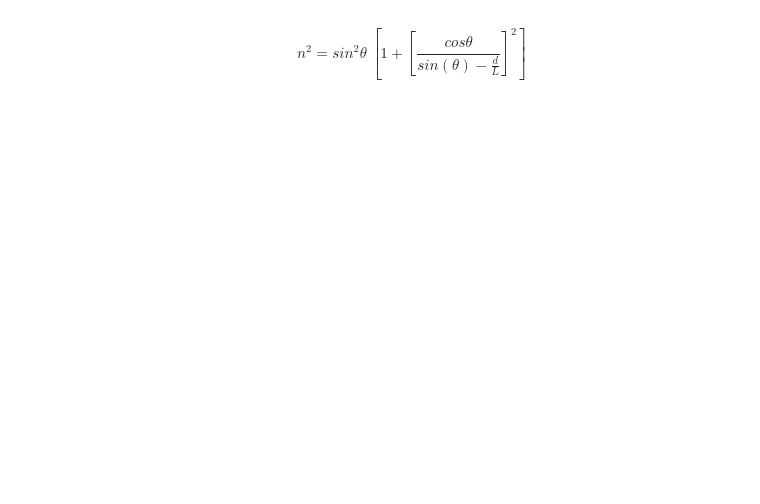
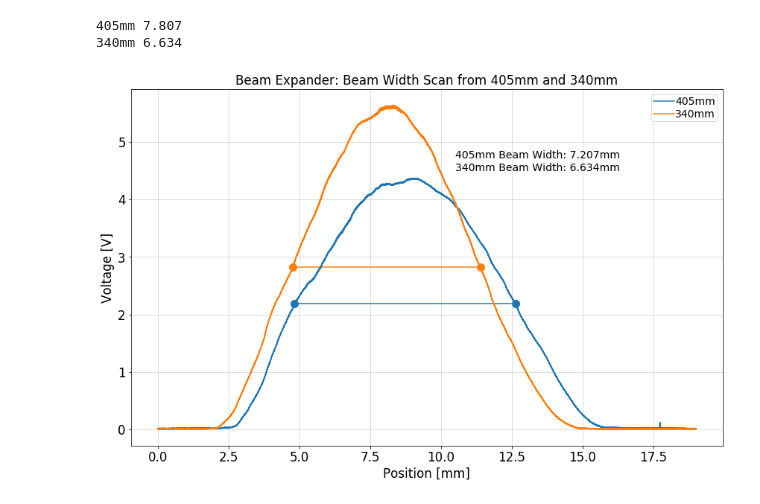
Before and after one commit to jorger99/k_no_wledge, a Jupyter notebook: phys375_optics_lab/lab2/data_analysis/data_analysis.ipynb, the cells around one changed output. Saved outputs shown, nothing was run; the diff lists cells and outputs as text; code cells hidden in the pictures; blank space fills up the shorter version.

Commit message:
final .pdf and .jpeg images added

```diff
--- a/phys375_optics_lab/lab2/data_analysis/data_analysis.ipynb
+++ b/phys375_optics_lab/lab2/data_analysis/data_analysis.ipynb
@@ -136,6 +145,0 @@ plt.savefig("partA.jpeg")
-# %%
-""" part A plot """
-fig = plt.figure()
-for key in data_partA:  # keys are filenames, each value for each key is the 2xN array
-    x_vals, y_vals = data_partA[key][:,0], data_partA[key][:,1]
-    plt.plot(x_vals, y_vals, label=key.replace('.txt', ''))
@@ -220,2 +145,0 @@ for angle in CCW_peaks:
-# %% [markdown]
-$$ n^2 = sin^2 \theta \ [1 + \left[ \frac {cos\theta} {sin(\theta) - \frac{d}{L} } \right] ^2 ] $$
@@ -296,0 +146,35 @@ pp.close()
+# %%
+""" part B plot """
+fig = plt.figure()
+
+for key in data_partB:  # keys are filenames, each value for each key is the 2xN array
+    x_vals, y_vals = data_partB[key][:,0], data_partB[key][:,1]
+    plt.plot(x_vals, y_vals, label=key.replace('.txt', ''))
+
+    max_y = max(y_vals)  # Find the maximum y value
+    xs = [x for x in range(len(y_vals)) if y_vals[x] > max_y/2.0]
+
+    left_max = [x_vals[min(xs)], y_vals[max(xs)]]
+    right_max = [x_vals[max(xs)], y_vals[min(xs)]]
+
+    last_color = color=plt.gca().lines[-1].get_color()
+    plt.scatter(left_max[0], left_max[1], color=last_color)
+    plt.scatter(right_max[0], right_max[1], color=last_color)
+
+    FWHM = right_max[0] - left_max[0]
+
+    plt.hlines(y = left_max[1], xmin=left_max[0], xmax=right_max[0], color=last_color)
+    print(key, round(FWHM, 3))
+
+plt.text(10.5, 4.5, "405mm Beam Width: 7.207mm \n340mm Beam Width: 6.634mm  ")
+
+plt.ylabel("Voltage [V]")
+plt.xlabel("Position [mm]")
+plt.title("Beam Expander: Beam Width Scan from 405mm and 340mm")
+plt.legend()
+plt.tight_layout()
+plt.savefig("partB.jpeg")
+# %% [output]
+405mm 7.807
+340mm 6.634
+[figure, added]
```
Also changed, not shown: parts of 13 cells of this notebook, 9 other files.
